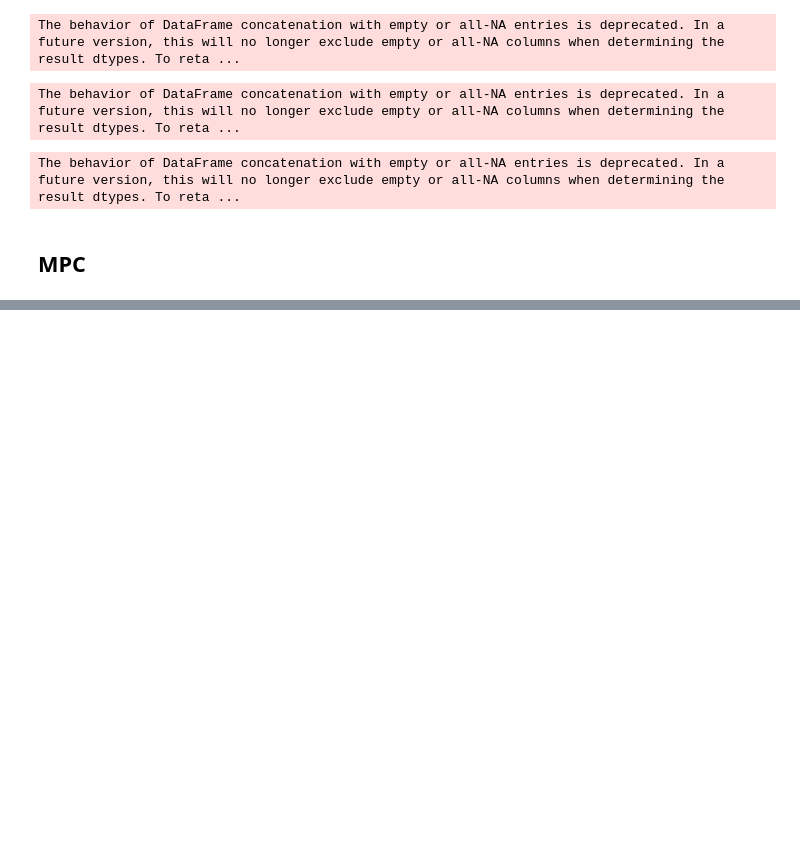
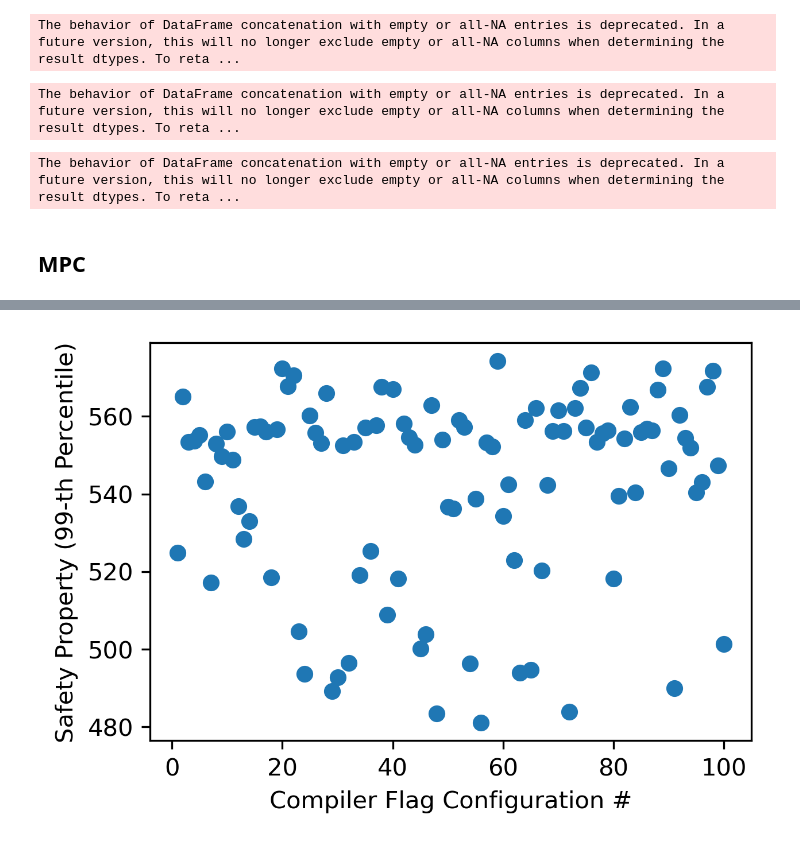
Before and after one commit to shengjiex98/pwcet-safety, a Jupyter notebook: plotting/plot.ipynb, the cells around one changed output, grey strips where cells are left out. Saved outputs shown, nothing was run; the diff lists cells and outputs as text; code cells hidden in the pictures; blank space fills up the shorter version.

```diff
--- a/plotting/plot.ipynb
+++ b/plotting/plot.ipynb
@@ -248,6 +246,20 @@ df_flags
 # %%
 pd.reset_option('display.max_rows')
 pd.reset_option('display.max_columns')
+# %%
+
+plt.rcParams['figure.figsize'] = 4.5, 3
+plt.rcParams['figure.dpi'] = 300
+plt.rcParams['savefig.dpi'] = 300
+plt.scatter(
+    df_flags['file_id'],
+    df_flags['p99'])
+plt.xlabel("Compiler Flag Configuration #")
+plt.ylabel("Safety Property (99-th Percentile)")
+plt.savefig('compiler-flags.pdf', bbox_inches='tight')
+plt.show()
+# %% [output]
+[figure, added]
 # %%
 
 # Create a scatter plot with the collected data
```
Also changed, not shown: parts of 8 cells of this notebook, 6 other files.
